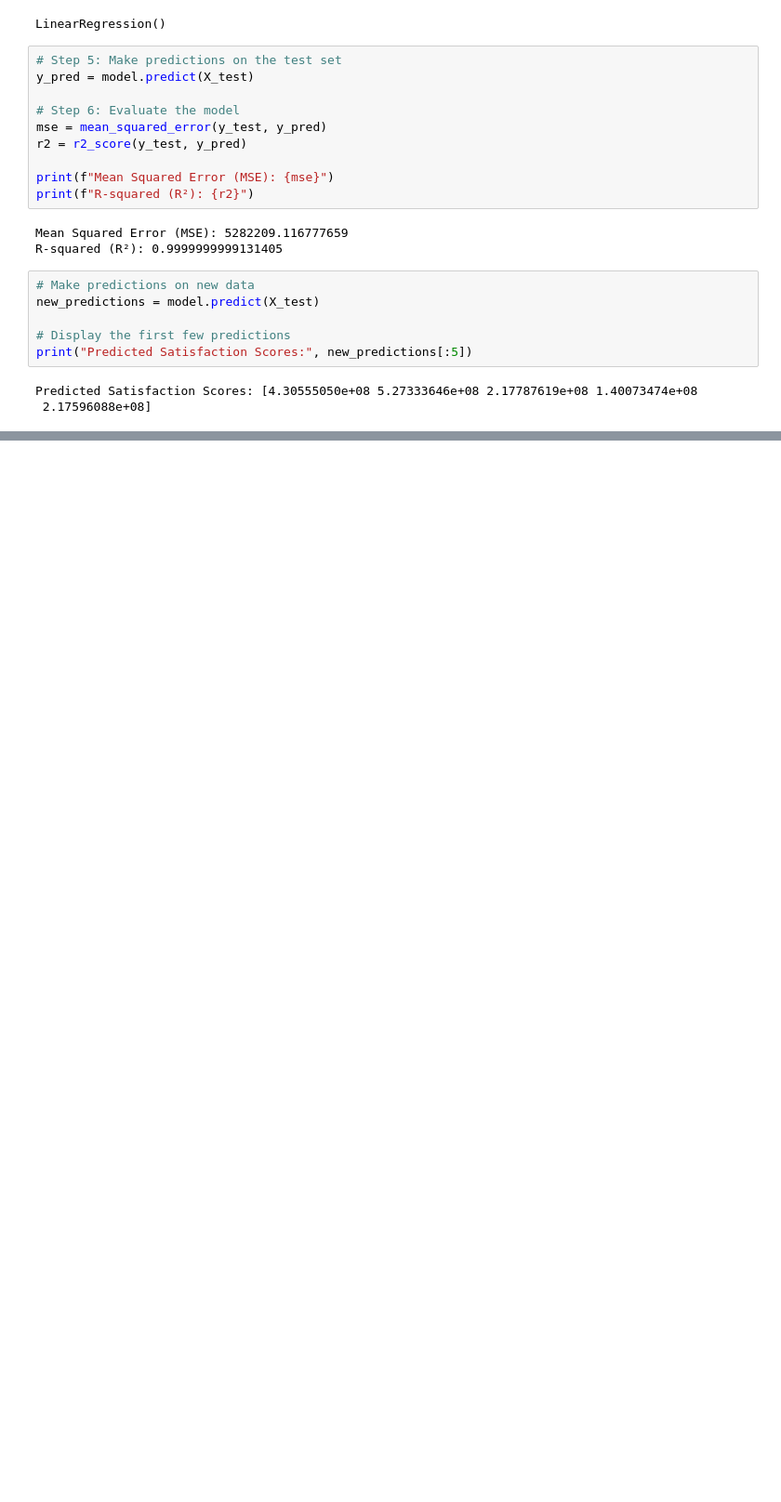
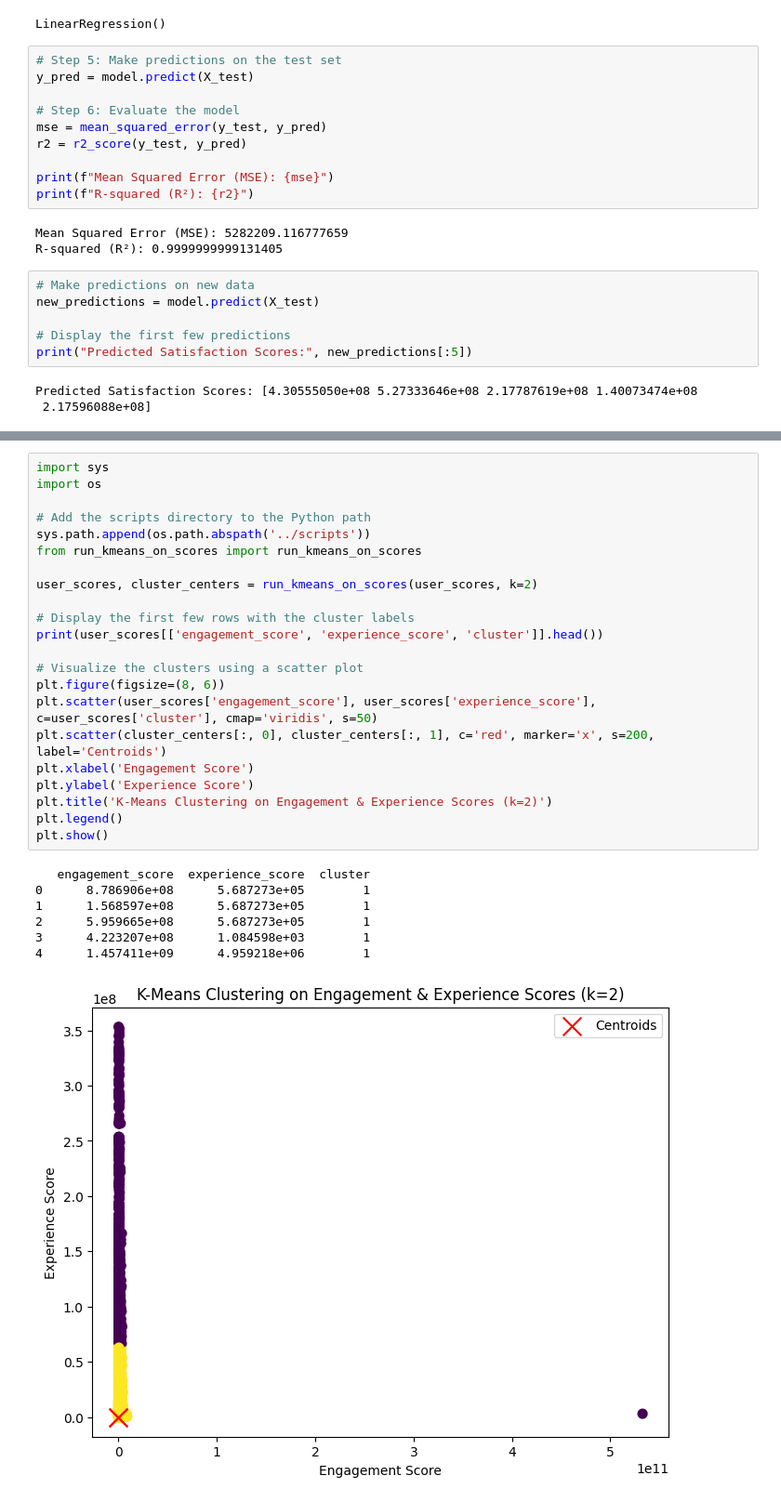
Before and after one commit to Semir1r/KAIM-WEEK-2, a Jupyter notebook: notebooks/experience_analysis.ipynb, the cells around one changed output, grey strips where cells are left out. Shown at 93% size. Cells and saved outputs as stored; diff of their text form; blank space fills up the shorter version.

```diff
--- a/notebooks/experience_analysis.ipynb
+++ b/notebooks/experience_analysis.ipynb
@@ -478,0 +499,30 @@ Predicted Satisfaction Scores: [4.30555050e+08 5.27333646e+08 2.17787619e+08 1.4
+# %%
+import sys
+import os
+
+# Add the scripts directory to the Python path
+sys.path.append(os.path.abspath('../scripts'))
+from run_kmeans_on_scores import run_kmeans_on_scores
+
+user_scores, cluster_centers = run_kmeans_on_scores(user_scores, k=2)
+
+# Display the first few rows with the cluster labels
+print(user_scores[['engagement_score', 'experience_score', 'cluster']].head())
+
+# Visualize the clusters using a scatter plot
+plt.figure(figsize=(8, 6))
+plt.scatter(user_scores['engagement_score'], user_scores['experience_score'], c=user_scores['cluster'], cmap='viridis', s=50)
+plt.scatter(cluster_centers[:, 0], cluster_centers[:, 1], c='red', marker='x', s=200, label='Centroids')
+plt.xlabel('Engagement Score')
+plt.ylabel('Experience Score')
+plt.title('K-Means Clustering on Engagement & Experience Scores (k=2)')
+plt.legend()
+plt.show()
+# %% [output]
+   engagement_score  experience_score  cluster
+0      8.786906e+08      5.687273e+05        1
+1      1.568597e+08      5.687273e+05        1
+2      5.959665e+08      5.687273e+05        1
+3      4.223207e+08      1.084598e+03        1
+4      1.457411e+09      4.959218e+06        1
+[figure, added]
```
Also changed, not shown: parts of 5 cells of this notebook, 26 other files.
